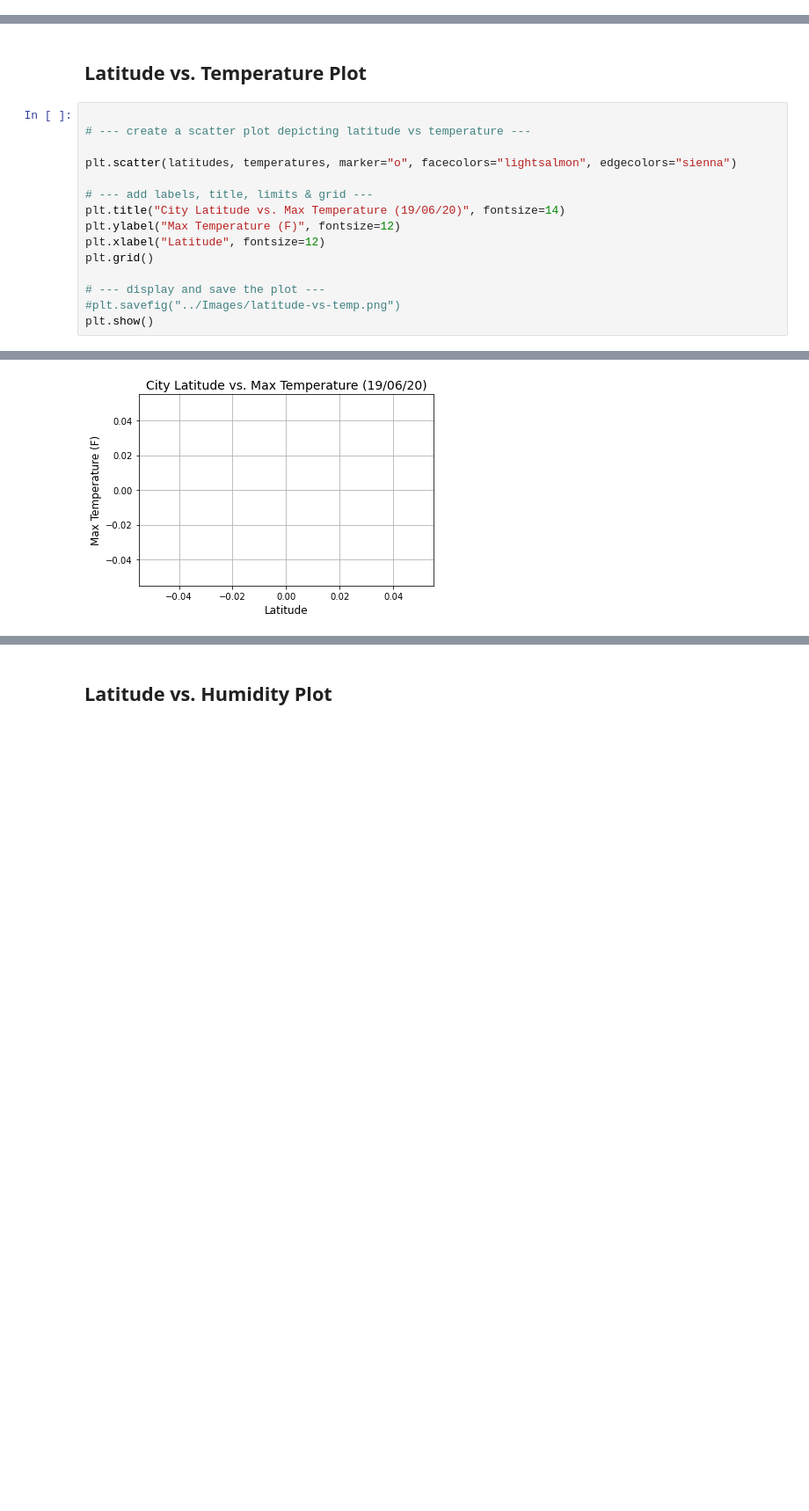
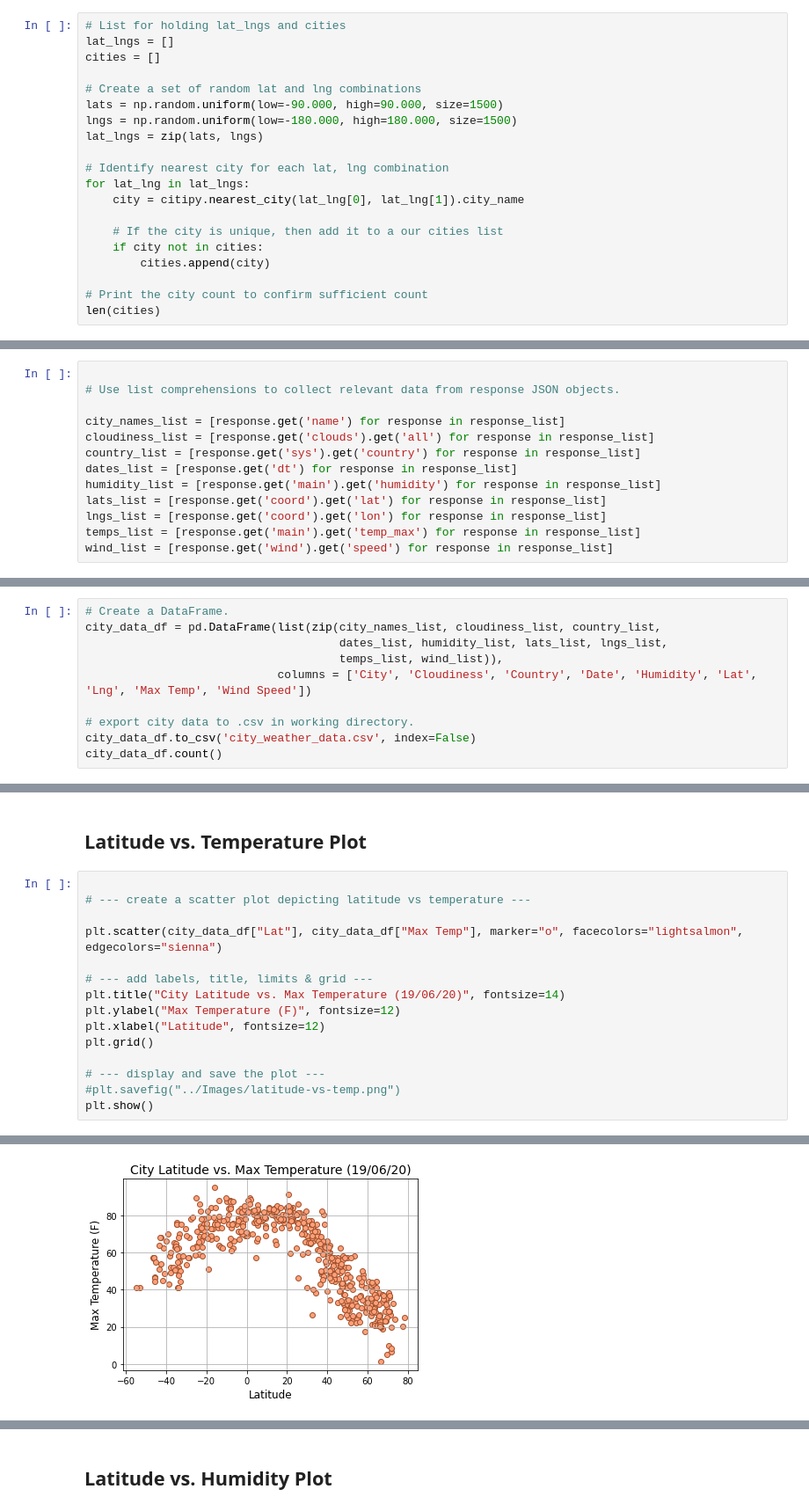
Before and after one commit to Joelcox518/python-api-challenge, a Jupyter notebook: WeatherPy/weatherPy.ipynb, the cells around one changed output, grey strips where cells are left out. Shown at 88% size. Saved outputs shown, nothing was run; the diff lists cells and outputs as text; blank space fills up the shorter version.

```diff
--- a/WeatherPy/weatherPy.ipynb
+++ b/WeatherPy/weatherPy.ipynb
@@ -42,0 +24,20 @@ print(len(city_list))
+# %%
+# List for holding lat_lngs and cities
+lat_lngs = []
+cities = []
+
+# Create a set of random lat and lng combinations
+lats = np.random.uniform(low=-90.000, high=90.000, size=1500)
+lngs = np.random.uniform(low=-180.000, high=180.000, size=1500)
+lat_lngs = zip(lats, lngs)
+
+# Identify nearest city for each lat, lng combination
+for lat_lng in lat_lngs:
+    city = citipy.nearest_city(lat_lng[0], lat_lng[1]).city_name
+
+    # If the city is unique, then add it to a our cities list
+    if city not in cities:
+        cities.append(city)
+
+# Print the city count to confirm sufficient count
+len(cities)
@@ -138,3 +137,16 @@ Data Retrieval Complete
+# %%
+
+# Use list comprehensions to collect relevant data from response JSON objects.
+
+city_names_list = [response.get('name') for response in response_list]
+cloudiness_list = [response.get('clouds').get('all') for response in response_list]
+country_list = [response.get('sys').get('country') for response in response_list]
+dates_list = [response.get('dt') for response in response_list]
+humidity_list = [response.get('main').get('humidity') for response in response_list]
+lats_list = [response.get('coord').get('lat') for response in response_list]
+lngs_list = [response.get('coord').get('lon') for response in response_list]
+temps_list = [response.get('main').get('temp_max') for response in response_list]
+wind_list = [response.get('wind').get('speed') for response in response_list]
 # %% [markdown]
 ### Convert Raw Data to DataFrame
 * Export the city data into a .csv.
@@ -183,0 +154,10 @@ cities_temps_df
+# %%
+# Create a DataFrame.
+city_data_df = pd.DataFrame(list(zip(city_names_list, cloudiness_list, country_list,
+                                     dates_list, humidity_list, lats_list, lngs_list,
+                                     temps_list, wind_list)),
+                            columns = ['City', 'Cloudiness', 'Country', 'Date', 'Humidity', 'Lat', 'Lng', 'Max Temp', 'Wind Speed'])
+
+# export city data to .csv in working directory.
+city_data_df.to_csv('city_weather_data.csv', index=False)
+city_data_df.count()
@@ -255,7 +232,7 @@ Int64Index([], dtype='int64')
 
 # --- create a scatter plot depicting latitude vs temperature ---
 
-plt.scatter(latitudes, temperatures, marker="o", facecolors="lightsalmon", edgecolors="sienna")
+plt.scatter(city_data_df["Lat"], city_data_df["Max Temp"], marker="o", facecolors="lightsalmon", edgecolors="sienna")
 
 # --- add labels, title, limits & grid ---
 plt.title("City Latitude vs. Max Temperature (19/06/20)", fontsize=14)
@@ -271 +247 @@ FileNotFoundError: [Errno 2] No such file or directory: '../Images/latitude-vs-t
-[figure, old version]
+[figure, new version]
```
Also changed, not shown: parts of 36 cells of this notebook, 1 other file.
